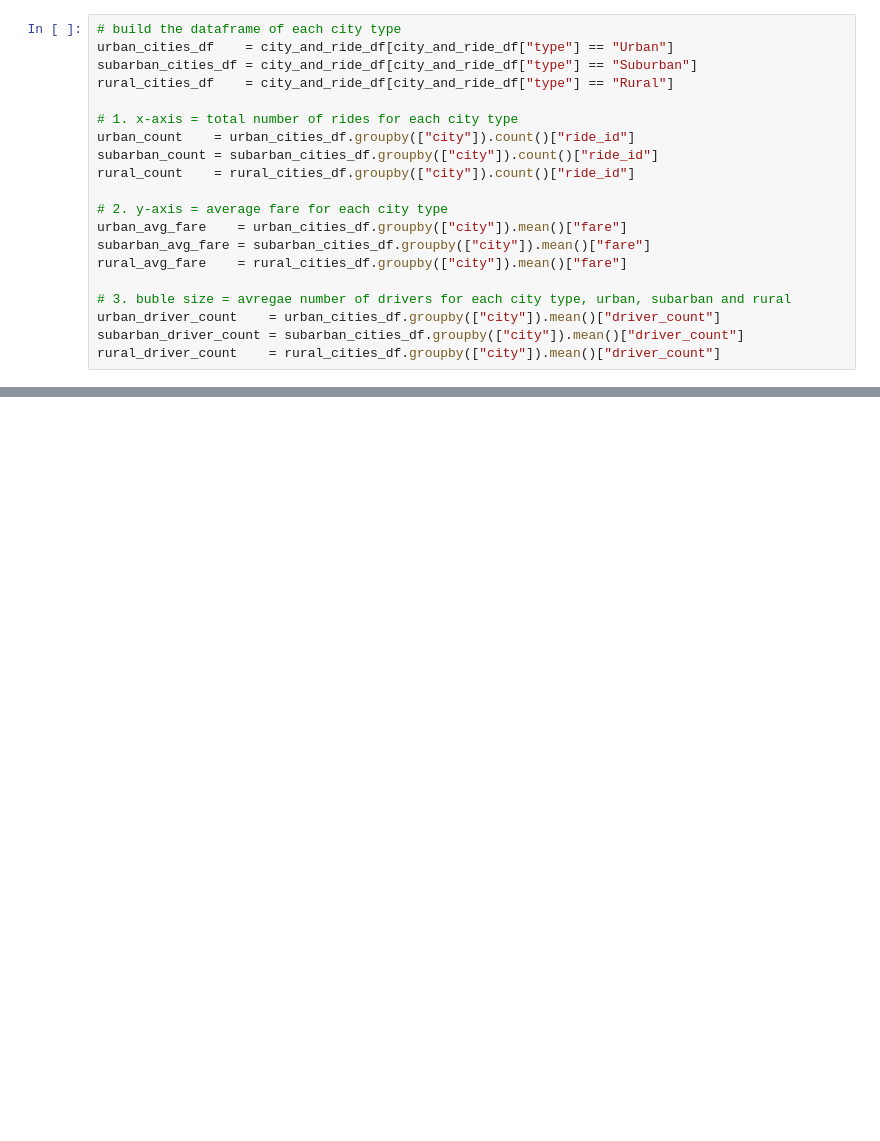
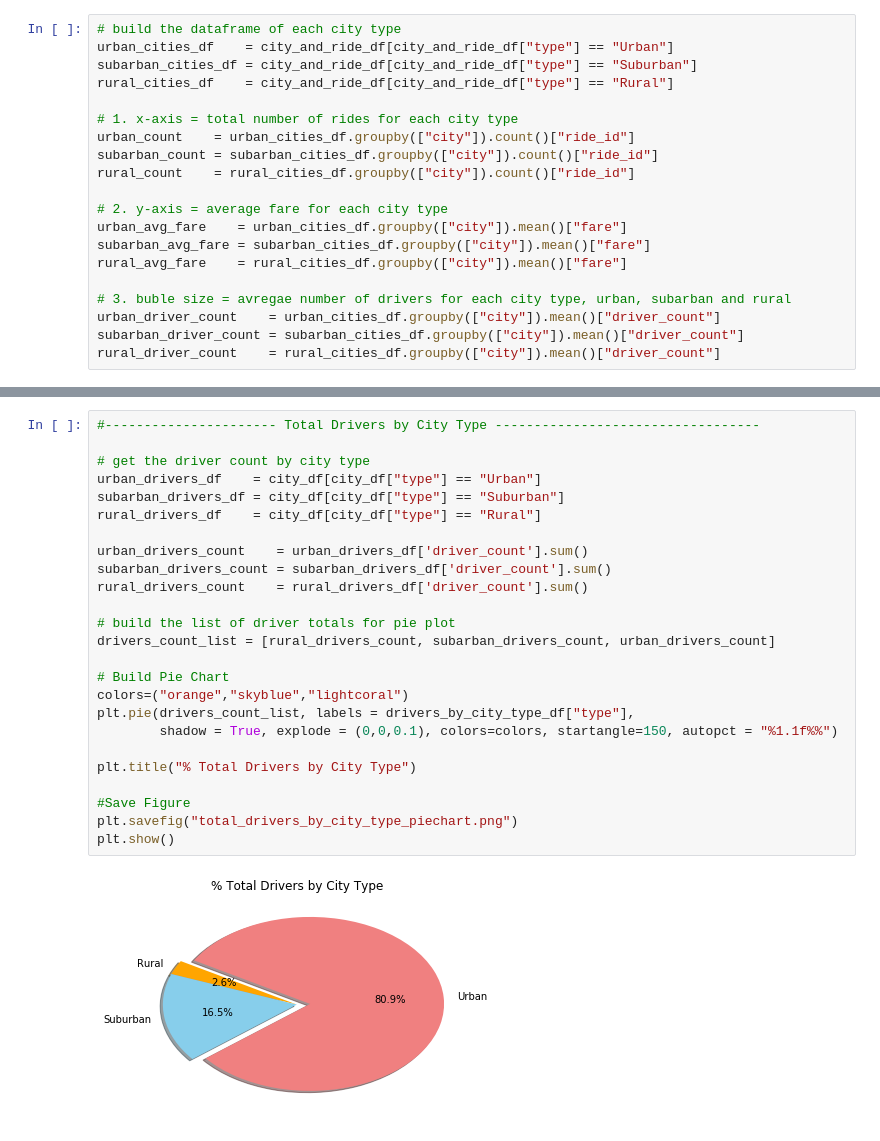
Before and after one commit to salizadeh10/Pyber, a Jupyter notebook: Pyber.ipynb, the cells around one changed output, grey strips where cells are left out. Cells and saved outputs as stored; diff of their text form; blank space fills up the shorter version.

```diff
--- a/Pyber.ipynb
+++ b/Pyber.ipynb
@@ -128,3 +126,30 @@ plt.show()
+# %%
+#---------------------- Total Drivers by City Type ----------------------------------
+
+# get the driver count by city type
+urban_drivers_df    = city_df[city_df["type"] == "Urban"]
+subarban_drivers_df = city_df[city_df["type"] == "Suburban"]
+rural_drivers_df    = city_df[city_df["type"] == "Rural"]
+
+urban_drivers_count    = urban_drivers_df['driver_count'].sum()
+subarban_drivers_count = subarban_drivers_df['driver_count'].sum()
+rural_drivers_count    = rural_drivers_df['driver_count'].sum()
+
+# build the list of driver totals for pie plot
+drivers_count_list = [rural_drivers_count, subarban_drivers_count, urban_drivers_count]
+
+# Build Pie Chart
+colors=("orange","skyblue","lightcoral")
+plt.pie(drivers_count_list, labels = drivers_by_city_type_df["type"],
+        shadow = True, explode = (0,0,0.1), colors=colors, startangle=150, autopct = "%1.1f%%")
+
+plt.title("% Total Drivers by City Type")
+
+#Save Figure
+plt.savefig("total_drivers_by_city_type_piechart.png")
+plt.show()
+# %% [output]
+[figure, added]
 # %%
 get_ipython().system('jupyter nbconvert --to script Pyber.ipynb')
 # %% [output]
```
Also changed, not shown: parts of 4 cells of this notebook, 4 other files.
